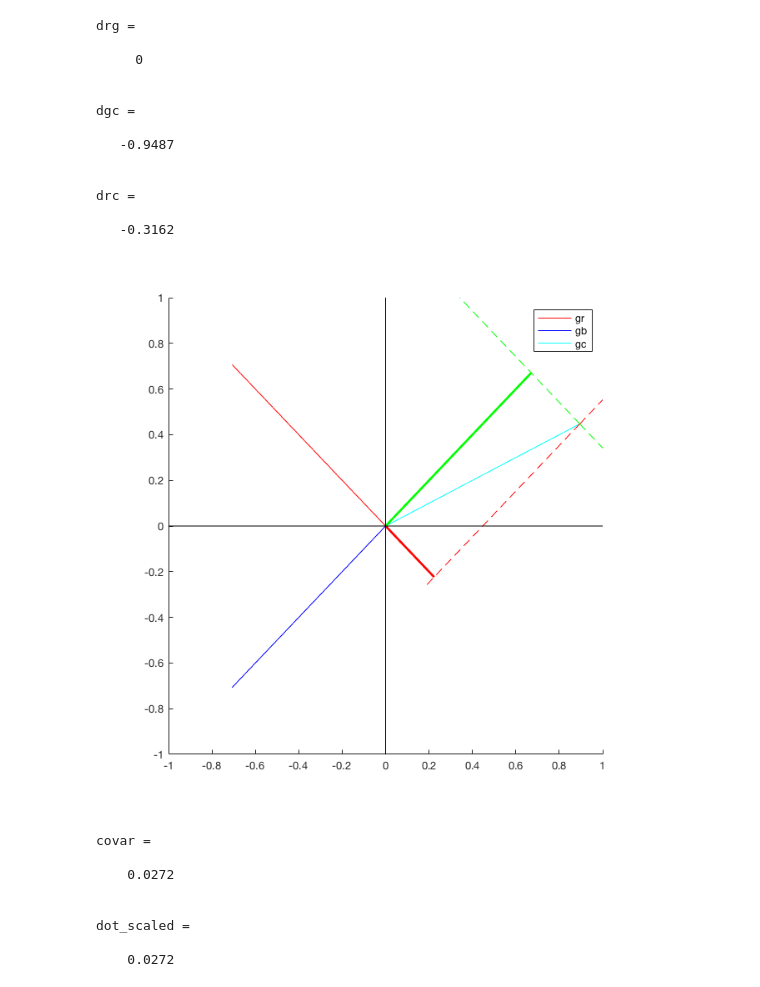
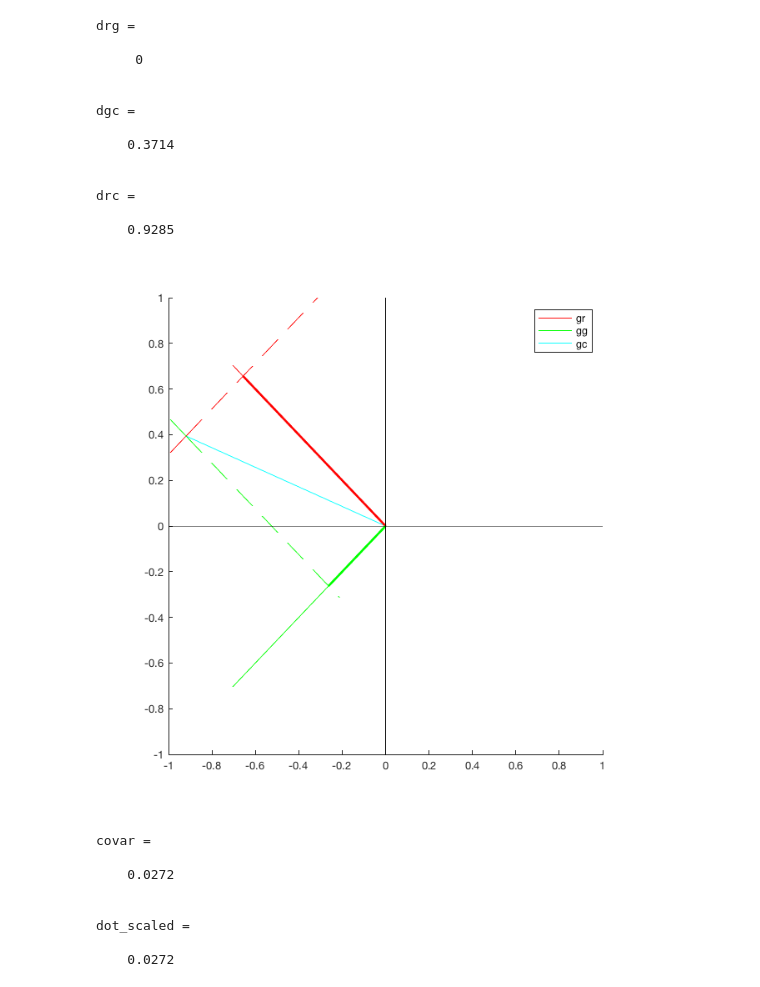
Before and after one commit to eshedmargalit/cn_preschool, a Jupyter notebook: cbb_jnotebooks/m1_dtft/dot_product.ipynb, the cells around one changed output. Drawn from its saved outputs; the diff is of its cells as text; code cells hidden in the pictures.

Commit message:
removed custom makefigures()

```diff
--- a/cbb_jnotebooks/m1_dtft/dot_product.ipynb
+++ b/cbb_jnotebooks/m1_dtft/dot_product.ipynb
@@ -21,19 +25,24 @@ dot_ab =
 % geometric part I
 r = [-25,25];
 g = [-25,-25];
-c = [10,5];
+c = [-7,3];
 gr = r / norm(r);
 gg = g / norm(g);
 gc = c / norm(c);
-[fh,ah] = makefigure();
+%[fh,ah] = makefigure();
+
+fh = figure();
+ah = axes('parent',fh);
+
 lh_gr = line([0, gr(1)], [0, gr(2)], 'color', 'r');
 lh_gg = line([0, gg(1)], [0, gg(2)], 'color', 'g');
 lh_gc = line([0, gc(1)], [0, gc(2)], 'color', 'c');
-legend(ah,[lh_gr, lh_gg, lh_gc], {'gr', 'gg', 'gc'})
 
 % forking render corrrectly
 lh_x = line([-2,2], [0,0],'color', 'k');
 lh_y = line([0, 0], [-2, 2], 'color', 'k');
 set(fh,'paperposition', [0,0,7,7])
 axis(ah,[-1 1 -1 1])
+
+legend(ah,[lh_gr, lh_gg, lh_gc], {'gr', 'gg', 'gc'})
 # %% [output]
@@ -41,44 +50,49 @@ axis(ah,[-1 1 -1 1])
 # %%
 % geometric part II
-[fh,ah] = makefigure();
+%[fh,ah] = makefigure();
+
+fh = figure();
+ah = axes('parent',fh);
+
 lh_gr = line([0, gr(1)], [0, gr(2)], 'color', 'r');
-lh_gg = line([0, gg(1)], [0, gg(2)], 'color', 'b');
+lh_gg = line([0, gg(1)], [0, gg(2)], 'color', 'g');
 lh_gc = line([0, gc(1)], [0, gc(2)], 'color', 'c');
-legend(ah,[lh_gr, lh_gg, lh_gc], {'gr', 'gb', 'gc'})
 
 % plot the dot product proj
 drg = dot(gr,gg)
 dgc = dot(gg,gc)
 drc = dot(gr,gc)
 lh_drc_proj_gr = line([0, drc * gr(1)], [0, drc * gr(2)], 'color', 'r','linewidth',2,'parent',ah);
 lh_dgc_proj_gr = line([0, dgc * gg(1)], [0, dgc * gg(2)], 'color', 'g','linewidth',2,'parent',ah);
 
 % show right angles - pretend gc is the new zero
 cr_ra = line([gc(1),gc(1)+gr(1)], [gc(2),gc(2)-gr(2)], 'linestyle','--', 'color','r');
 rb_ra = line([gc(1),gc(1)-gg(1)], [gc(2),gc(2)+gg(2)], 'linestyle','--', 'color','g');
 cr_ra = line([gc(1),gc(1)-gr(1)], [gc(2),gc(2)+gr(2)], 'linestyle','--', 'color','r');
 rb_ra = line([gc(1),gc(1)+gg(1)], [gc(2),gc(2)-gg(2)], 'linestyle','--', 'color','g');
 
 % forking render corrrectly
 lh_x = line([-2,2], [0,0],'color', 'k');
 lh_y = line([0, 0], [-2, 2], 'color', 'k');
 set(fh,'paperposition', [0,0,7,7]); % so angles look right
 axis(ah,[-1 1 -1 1])
+
+legend(ah,[lh_gr, lh_gg, lh_gc], {'gr', 'gg', 'gc'})
 # %% [output]
 drg =
 
      0
 
 
 dgc =
 
-   -0.9487
+    0.3714
 
 
 drc =
 
-   -0.3162
+    0.9285
-[figure, old version]
+[figure, new version]
 # %%
 % covariance between two vectors
 avg_a = mean(a); % E[x]
```
Also changed, not shown: parts of 4 cells of this notebook, 2 other files.
